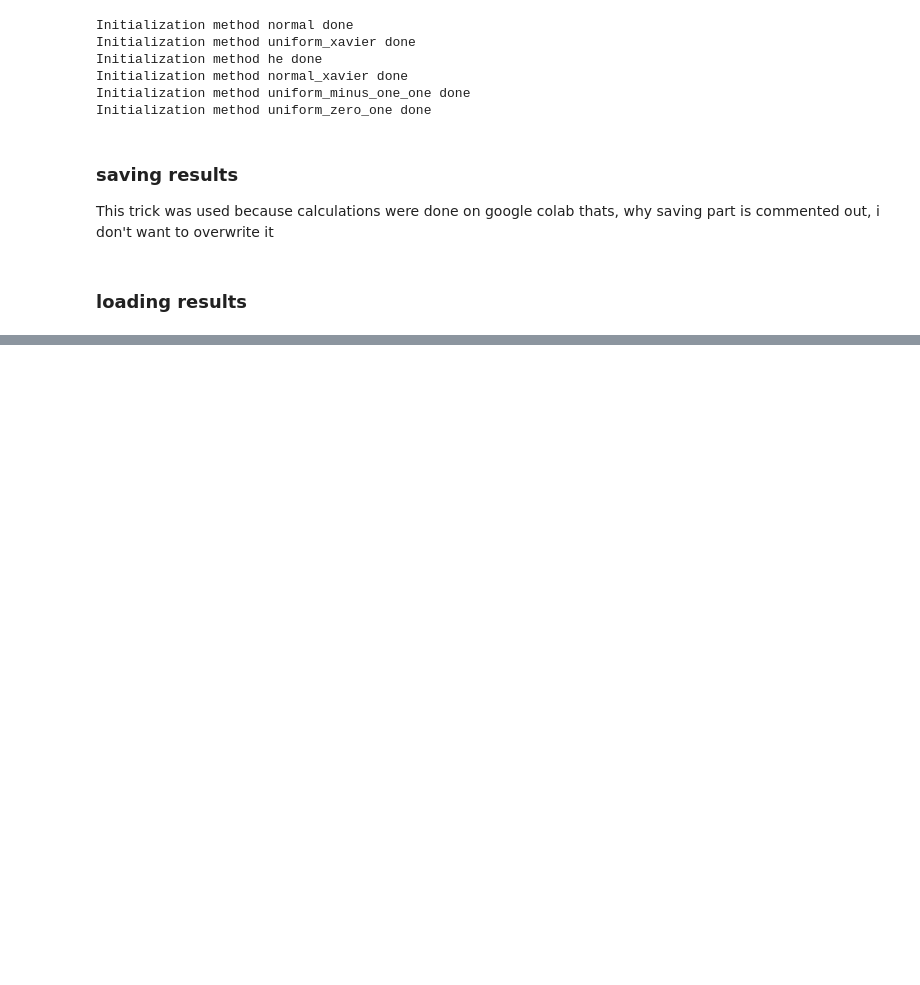
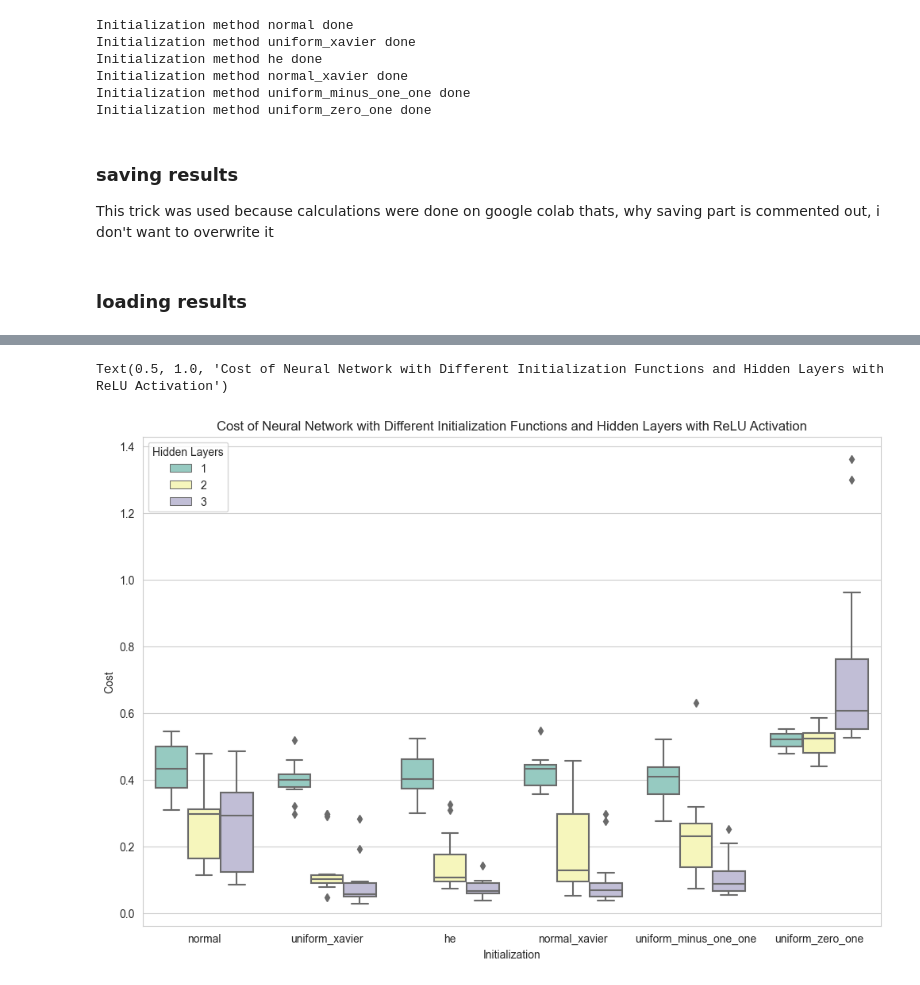
Before and after one commit to nizwant/methods_of_computational_intelligence, a Jupyter notebook: NeuralNetworks/NN5.ipynb, the cells around one changed output, grey strips where cells are left out. Cells and saved outputs as stored; diff of their text form; code cells hidden in the pictures; blank space fills up the shorter version.

```diff
--- a/NeuralNetworks/NN5.ipynb
+++ b/NeuralNetworks/NN5.ipynb
@@ -222,0 +235,13 @@ Text(0.5, 1.0, 'Cost of Neural Network with Different Activation Functions and H
+# %%
+plt.figure(figsize=(12, 8))
+sns.set_style("whitegrid")
+df_he = df[df["Activation"] == "relu"]
+sns.boxplot(
+    x="Initialization", y="Cost", data=df_he, hue="Hidden Layers", palette="Set3"
+)
+plt.title(
+    "Cost of Neural Network with Different Initialization Functions and Hidden Layers with ReLU Activation"
+)
+# %% [output]
+Text(0.5, 1.0, 'Cost of Neural Network with Different Initialization Functions and Hidden Layers with ReLU Activation')
+[figure, added]
```
Also changed, not shown: parts of 5 cells of this notebook.
